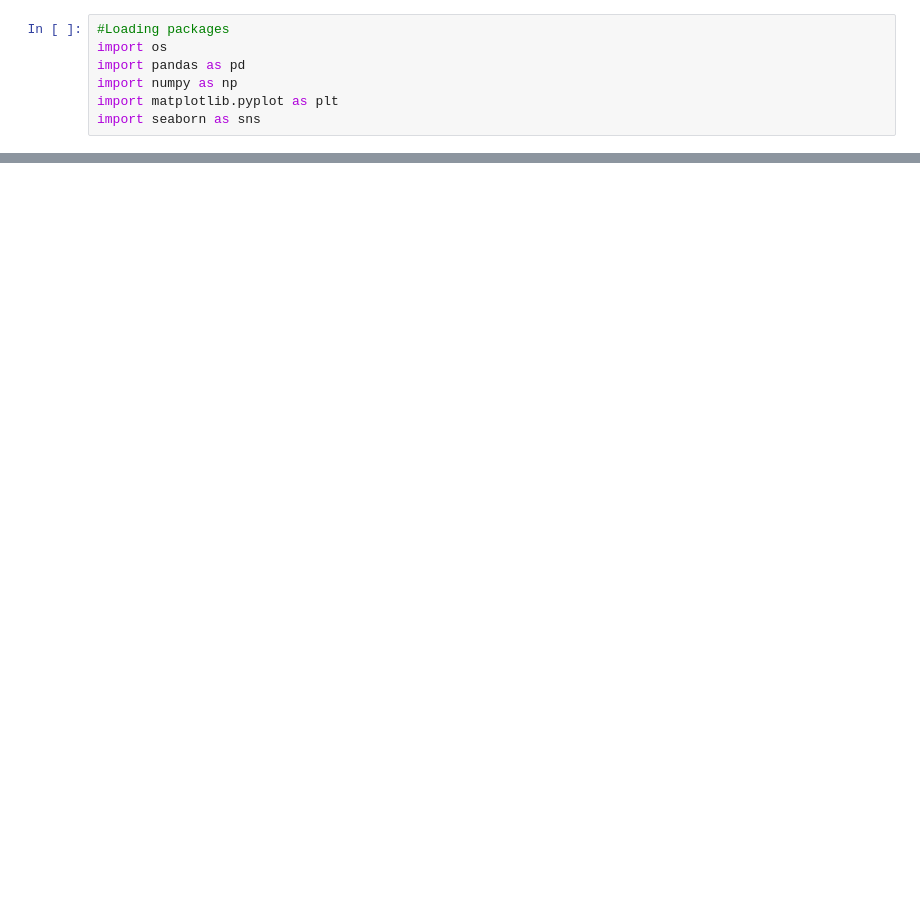
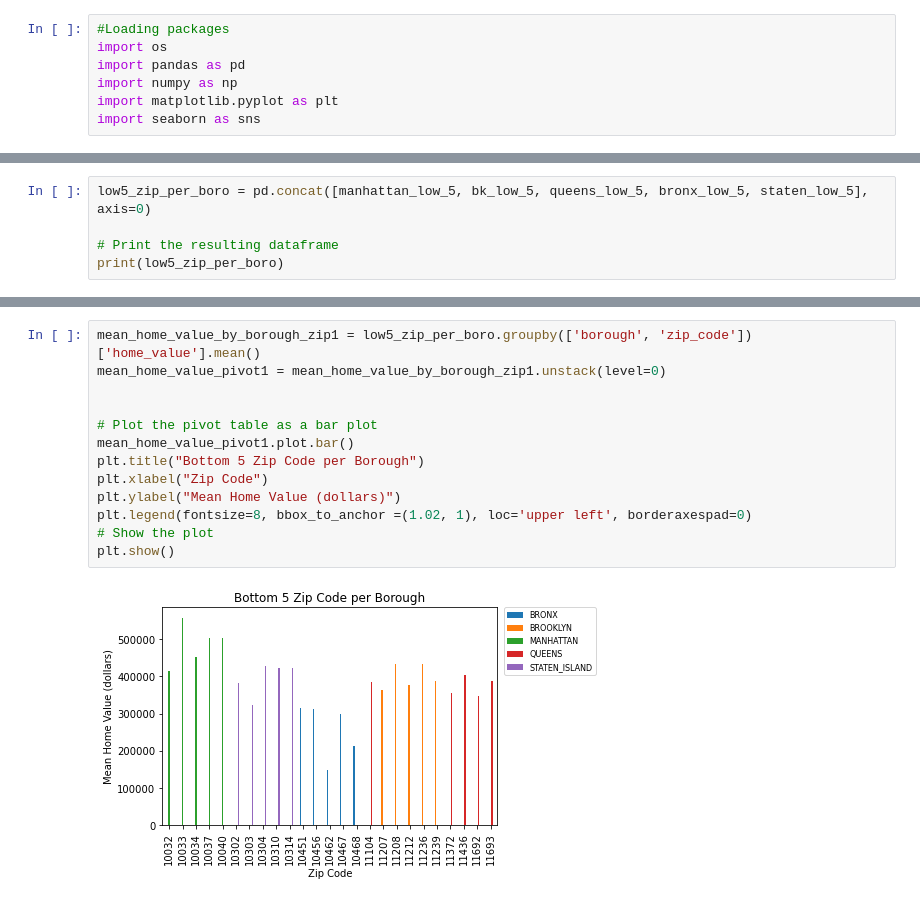
Before and after one commit to hpuma/Airbnb_Rental_Project, a Jupyter notebook: vis/Zillow_visulaizations.py.ipynb, the cells around one changed output, grey strips where cells are left out. Saved outputs shown, nothing was run; the diff lists cells and outputs as text; blank space fills up the shorter version.

```diff
--- a/vis/Zillow_visulaizations.py.ipynb
+++ b/vis/Zillow_visulaizations.py.ipynb
@@ -110,0 +249,5 @@ plt.ylabel("Mean Home Value (dollars)")
+# %%
+low5_zip_per_boro = pd.concat([manhattan_low_5, bk_low_5, queens_low_5, bronx_low_5, staten_low_5], axis=0)
+
+# Print the resulting dataframe
+print(low5_zip_per_boro)
@@ -110,0 +272,15 @@ plt.ylabel("Mean Home Value (dollars)")
+# %%
+mean_home_value_by_borough_zip1 = low5_zip_per_boro.groupby(['borough', 'zip_code'])['home_value'].mean()
+mean_home_value_pivot1 = mean_home_value_by_borough_zip1.unstack(level=0)
+
+
+# Plot the pivot table as a bar plot
+mean_home_value_pivot1.plot.bar()
+plt.title("Bottom 5 Zip Code per Borough")
+plt.xlabel("Zip Code")
+plt.ylabel("Mean Home Value (dollars)")
+plt.legend(fontsize=8, bbox_to_anchor =(1.02, 1), loc='upper left', borderaxespad=0)
+# Show the plot
+plt.show()
+# %% [output]
+[figure, added]
```
Also changed, not shown: parts of 11 cells of this notebook, 2 other files.
